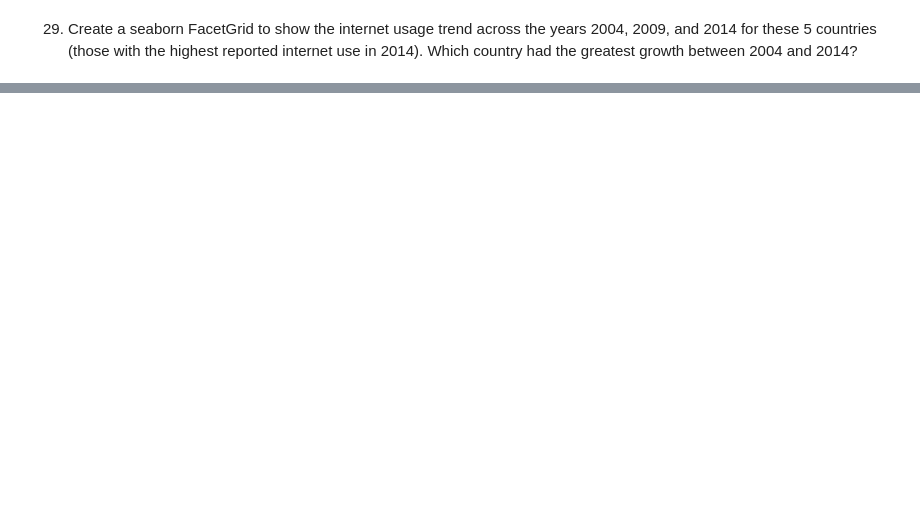
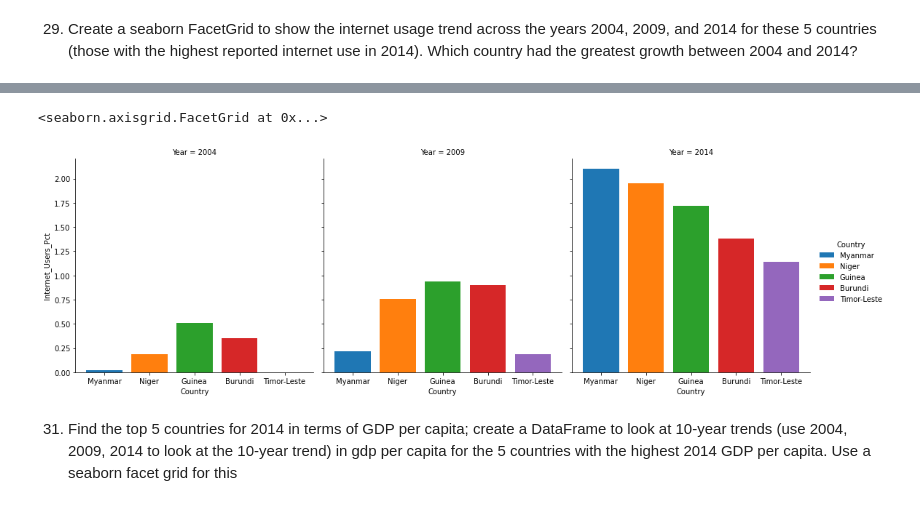
Before and after one commit to JasonCarless/gdp-and-internet-usage-JasonCarless, a Jupyter notebook: Notebook/notebook.ipynb, the cells around one changed output, grey strips where cells are left out. Cells and saved outputs as stored; diff of their text form; code cells hidden in the pictures; blank space fills up the shorter version.

```diff
--- a/Notebook/notebook.ipynb
+++ b/Notebook/notebook.ipynb
@@ -356,0 +376,4 @@ print(top_5_internet)
+# %%
+bot_5_internet = sub[sub.Country.isin(bottom5.Country)]
+bot_5_internet = bot_5_internet.sort_values("Internet_Users_Pct",ascending = False)
+print(bot_5_internet)
@@ -356,0 +396,9 @@ print(top_5_internet)
+# %%
+g= sns.FacetGrid(bot_5_internet, col= "Year", hue="Country", height = 5)
+g.map(plt.bar, "Country", "Internet_Users_Pct")
+g.add_legend(title= "Country")
+# %% [output]
+<seaborn.axisgrid.FacetGrid at 0x...>
+[figure, added]
+# %% [markdown]
+31. Find the top 5 countries for 2014 in terms of GDP per capita; create a DataFrame to look at 10-year trends (use 2004, 2009, 2014 to look at the 10-year trend) in gdp per capita for the 5 countries with the highest 2014 GDP per capita. Use a seaborn facet grid for this
```
Also changed, not shown: parts of 8 cells of this notebook.
